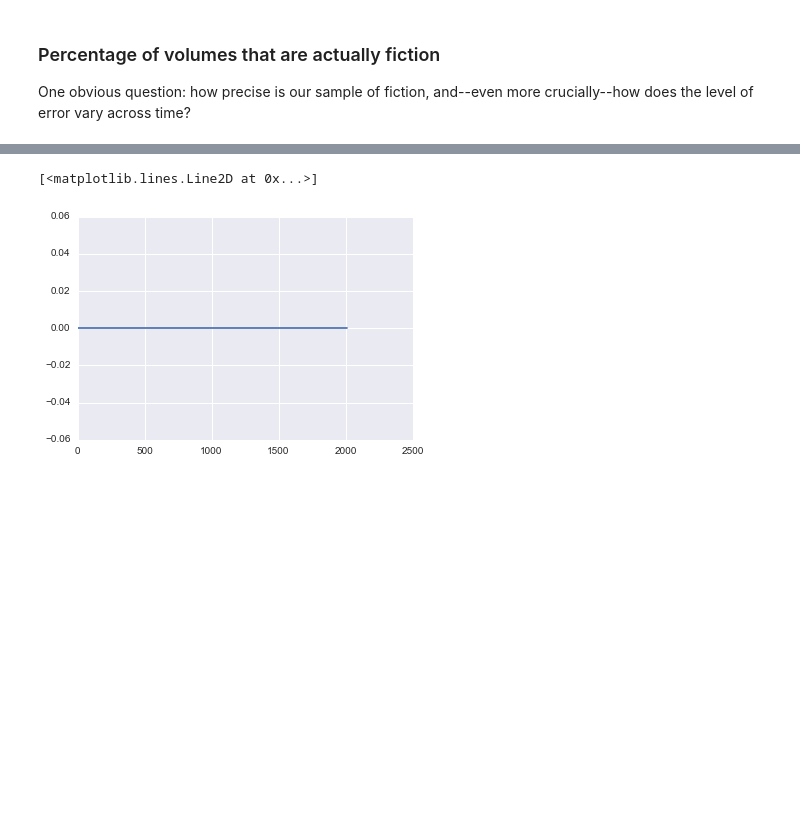
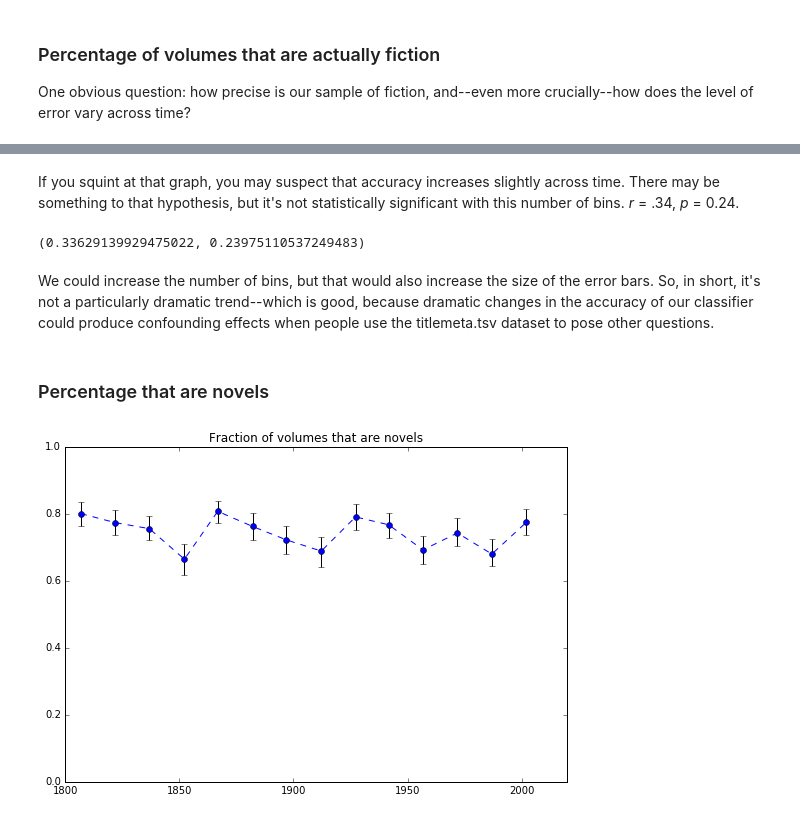
Before and after one commit to tedunderwood/noveltmmeta, a Jupyter notebook: manuallists/EDA_on_manual_title_subset.ipynb, the cells around one changed output, grey strips where cells are left out. Drawn from its saved outputs; the diff is of its cells as text; code cells hidden in the pictures; blank space fills up the shorter version.

```diff
--- a/manuallists/EDA_on_manual_title_subset.ipynb
+++ b/manuallists/EDA_on_manual_title_subset.ipynb
@@ -69,12 +70,46 @@ plt.show()
-# %%
-x = []
-y = []
-
-for year, df in all.groupby('firstpub'):
-    x.append(year)
-    y.append(len(df[df.category == 'novel'].firstpub))
-
-plt.plot(x, y)
-# %% [output]
-[<matplotlib.lines.Line2D at 0x...>]
-[figure, removed]
+# %% [markdown]
+If you squint at that graph, you may suspect that accuracy increases slightly across time. There may be something to that hypothesis, but it's not statistically significant with this number of bins. *r* = .34, *p* = 0.24.
+# %%
+from scipy.stats import pearsonr
+pearsonr(timeaxis, percentages)
+# %% [output]
+(0.33629139929475022, 0.23975110537249483)
+# %% [markdown]
+We could increase the number of bins, but that would also increase the size of the error bars. So, in short, it's not a particularly dramatic trend--which is good, because dramatic changes in the accuracy of our classifier could produce confounding effects when people use the titlemeta.tsv dataset to pose other questions.
+# %% [markdown]
+### Percentage that are novels
+# %%
+timeaxis = []
+percentages = []
+maxima = []
+minima = []
+
+for decade in range(1800, 2010, 15):
+    in_decade = all.loc[(all.firstpub >= decade) &
+                        (all.firstpub < (decade + 15)), : ]
+    categoryvols = sum((in_decade.category == 'longfiction'))
+    notcatvols = sum((in_decade.category == 'notfiction')  |
+                     (in_decade.category == 'poetry') |
+                    (in_decade.category == 'drama') |
+                    (in_decade.category == 'shortfiction') |
+                  (in_decade.category == 'juvenile'))
+    pct = categoryvols / (categoryvols + notcatvols)
+    timeaxis.append(np.mean(in_decade.firstpub))
+    percentages.append(pct)
+
+    minimum, maximum = bootstrap_ratio(categoryvols, notcatvols)
+    maxima.append(maximum)
+    minima.append(minimum)
+
+plt.figure(figsize = (9, 6))
+# sns.set_style("darkgrid")
+plt.xlim(1800,2020)
+plt.ylim(0, 1)
+downward = np.array(percentages) - np.array(minima)
+upward = np.array(maxima) - np.array(percentages)
+plt.errorbar(timeaxis, percentages, yerr = [downward, upward], fmt='--o', ecolor = 'k', color = 'b')
+plt.title('Fraction of volumes that are novels')
+plt.savefig('figures/titlesubset/pctnovels.png')
+plt.show()
+# %% [output]
+[figure, added]
```
Also changed, not shown: parts of 9 cells of this notebook.
